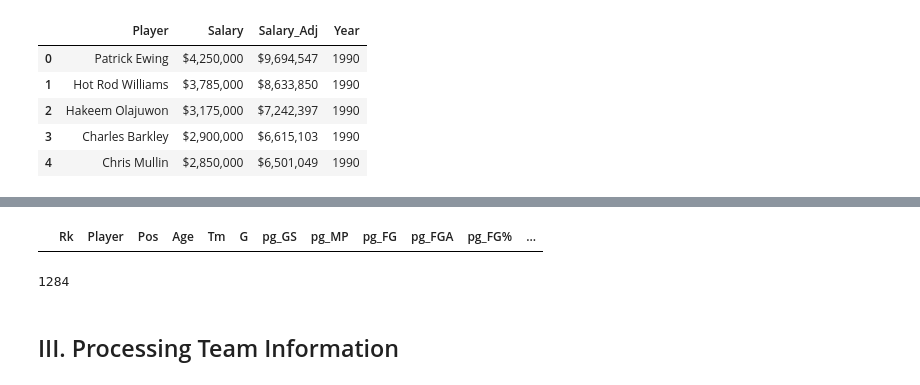
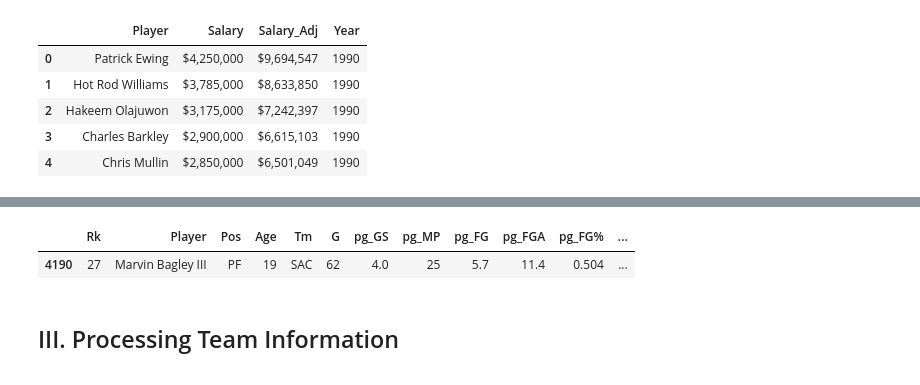
Before and after one commit to farahmalik11/DSI508_Capstone, a Jupyter notebook: code/02_Data_Cleaning_and_EDA.ipynb, the cells around one changed output, grey strips where cells are left out. Cells and saved outputs as stored; diff of their text form; code cells hidden in the pictures.

```diff
--- a/code/02_Data_Cleaning_and_EDA.ipynb
+++ b/code/02_Data_Cleaning_and_EDA.ipynb
@@ -1116,4 +1144,0 @@ allnba2.head()
-# %%
-stats8['Player'] = stats8['Player'].str.replace('*', '')
-# %% [output]
-|  | Rk | Player | Pos | Age | Tm | G | pg_GS | pg_MP | pg_FG | pg_FGA | pg_FG% | ... |
@@ -1122,4 +1144,0 @@ stats9 = stats8.merge(allnba2, how = 'left', on = ['Player', 'Year'])
-# %%
-stats9.All_NBA_Team.count()
-# %% [output]
-1284
@@ -1129,3 +1145,8 @@ stats9.to_csv('../chk_stats.csv')
+# %%
+stats8[stats8.Salary.isnull()]
+# %% [output]
+|  | Rk | Player | Pos | Age | Tm | G | pg_GS | pg_MP | pg_FG | pg_FGA | pg_FG% | ... |
+| 4190 | 27 | Marvin Bagley III | PF | 19 | SAC | 62 | 4.0 | 25 | 5.7 | 11.4 | 0.504 | ... |
 # %% [markdown]
 ## III. Processing Team Information
 # %% [markdown]
```
Also changed, not shown: parts of 53 cells of this notebook, 3 other files.
